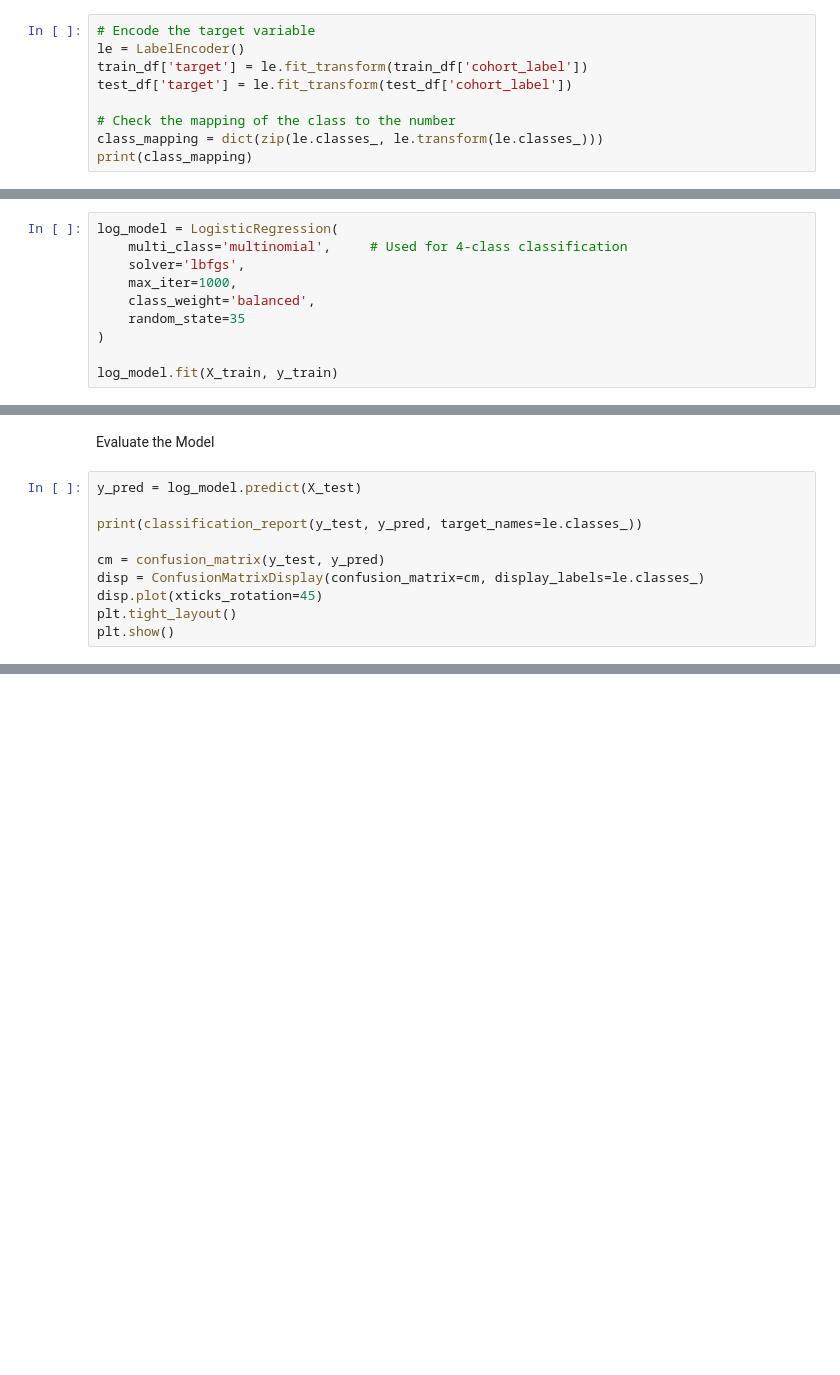
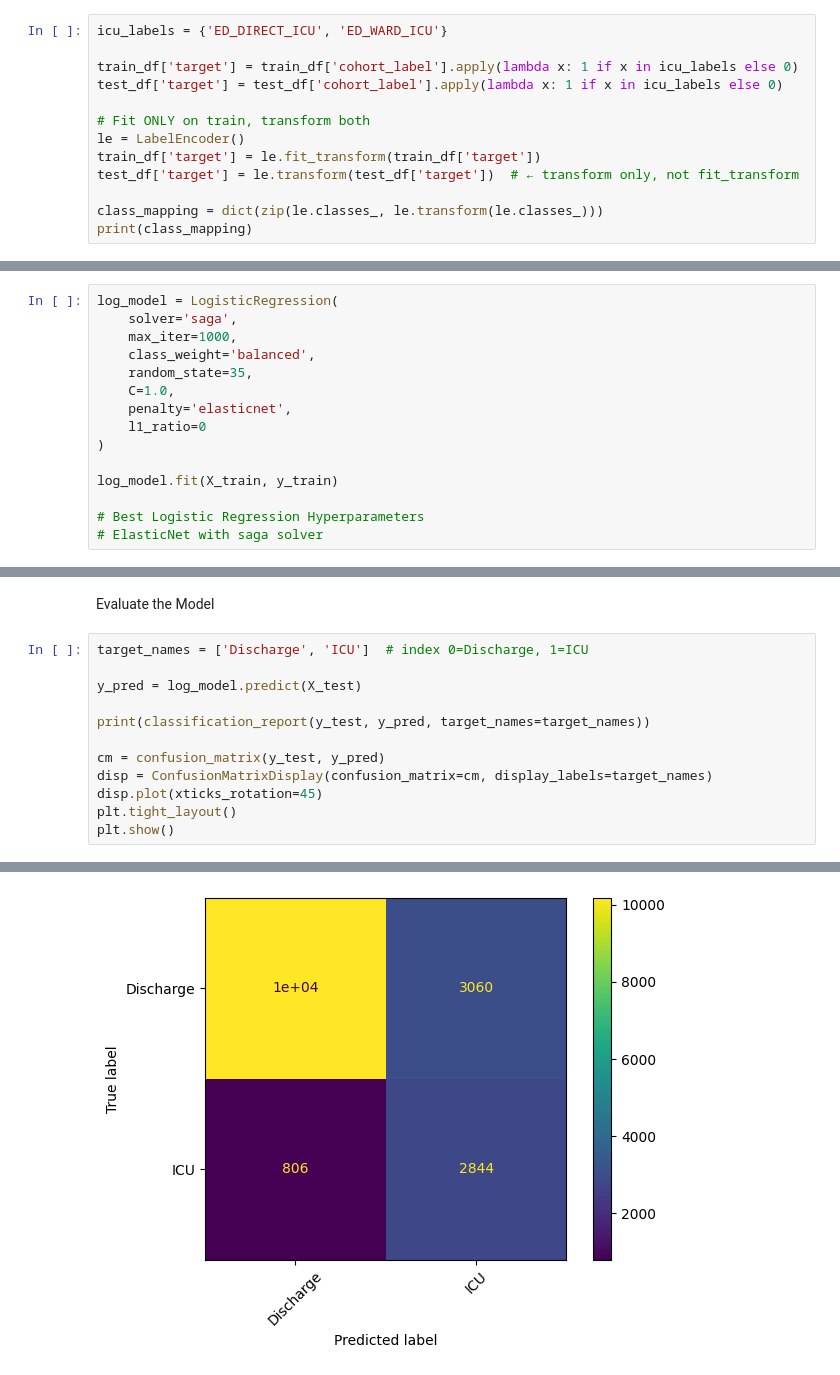
Before and after one commit to tkbarb10/ADS599-Capstone, a Jupyter notebook: Modeling - Part 1/Logistic_Regression.ipynb, the cells around one changed output, grey strips where cells are left out. Drawn from its saved outputs; the diff is of its cells as text; blank space fills up the shorter version.

```diff
--- a/Modeling - Part 1/Logistic_Regression.ipynb
+++ b/Modeling - Part 1/Logistic_Regression.ipynb
@@ -44,12 +48,16 @@ print(test_df.shape)
 ## Modeling
 # %% [markdown]
 Clean and Set the Target Variable
-# %%
-# Encode the target variable
-le = LabelEncoder()
-train_df['target'] = le.fit_transform(train_df['cohort_label'])
-test_df['target'] = le.fit_transform(test_df['cohort_label'])
-
-# Check the mapping of the class to the number
-class_mapping = dict(zip(le.classes_, le.transform(le.classes_)))
-print(class_mapping)
+# %%
+icu_labels = {'ED_DIRECT_ICU', 'ED_WARD_ICU'}
+
+train_df['target'] = train_df['cohort_label'].apply(lambda x: 1 if x in icu_labels else 0)
+test_df['target'] = test_df['cohort_label'].apply(lambda x: 1 if x in icu_labels else 0)
+
+# Fit ONLY on train, transform both
+le = LabelEncoder()
+train_df['target'] = le.fit_transform(train_df['target'])
+test_df['target'] = le.transform(test_df['target'])  # ← transform only, not fit_transform
+
+class_mapping = dict(zip(le.classes_, le.transform(le.classes_)))
+print(class_mapping)
@@ -71,11 +93,16 @@ print(f"X_test: {X_test.shape}, y_test: {y_test.shape}")
 Train the Model
 # %%
 log_model = LogisticRegression(
-    multi_class='multinomial',     # Used for 4-class classification
-    solver='lbfgs',
+    solver='saga',
     max_iter=1000,
     class_weight='balanced',
-    random_state=35
+    random_state=35,
+    C=1.0,
+    penalty='elasticnet',
+    l1_ratio=0
 )
 
 log_model.fit(X_train, y_train)
+
+# Best Logistic Regression Hyperparameters
+# ElasticNet with saga solver
@@ -82,12 +112,15 @@ log_model.fit(X_train, y_train)
 # %% [markdown]
 Evaluate the Model
 # %%
+target_names = ['Discharge', 'ICU']  # index 0=Discharge, 1=ICU
+
 y_pred = log_model.predict(X_test)
 
-print(classification_report(y_test, y_pred, target_names=le.classes_))
+print(classification_report(y_test, y_pred, target_names=target_names))
 
 cm = confusion_matrix(y_test, y_pred)
-disp = ConfusionMatrixDisplay(confusion_matrix=cm, display_labels=le.classes_)
+disp = ConfusionMatrixDisplay(confusion_matrix=cm, display_labels=target_names)
 disp.plot(xticks_rotation=45)
 plt.tight_layout()
 plt.show()
+# %% [output]
@@ -93,0 +135 @@ plt.show()
+[figure, added]
```
Also changed, not shown: parts of 7 cells of this notebook, 2 other files.
